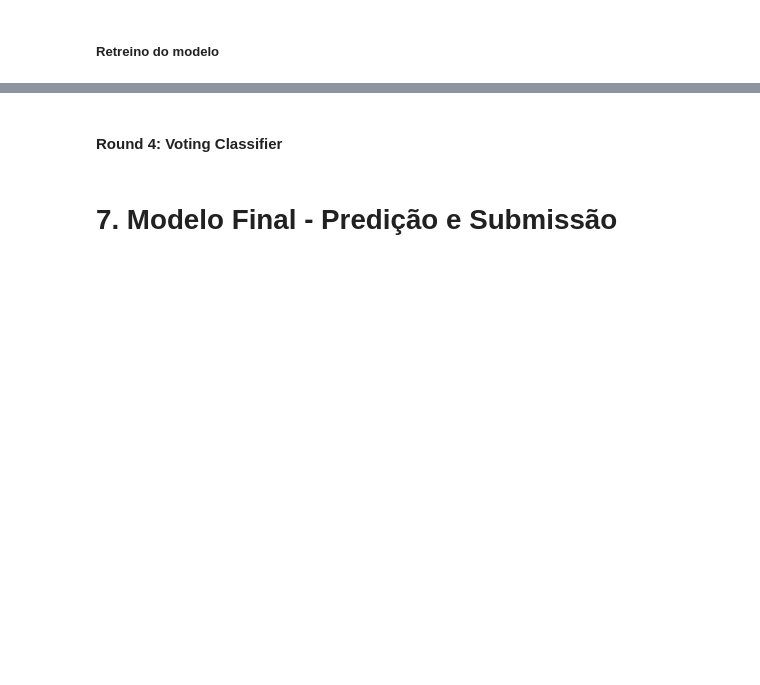
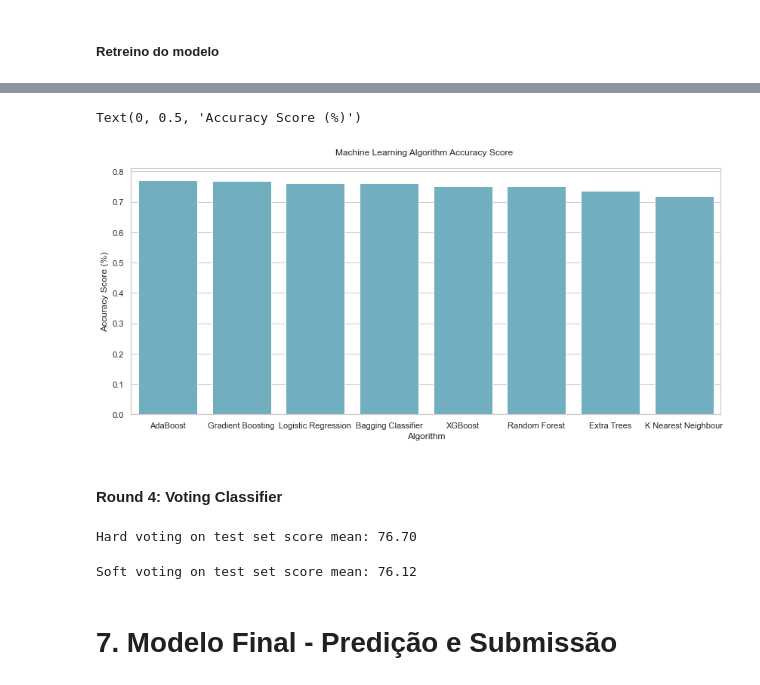
Before and after one commit to Lucas-Okamura/Hackacthon-Visagio, a Jupyter notebook: Incêndios.ipynb, the cells around one changed output, grey strips where cells are left out. Drawn from its saved outputs; the diff is of its cells as text; code cells hidden in the pictures; blank space fills up the shorter version.

```diff
--- a/Incêndios.ipynb
+++ b/Incêndios.ipynb
@@ -759,11 +965,11 @@ print(gd.best_estimator_)
 ##### Random Forest
 # %%
 # Parameter's to search
-n_estimators = [10, 25, 50, 75, 100]
+n_estimators = [10, 25, 50, 100]
 max_depth = [3, None]
 max_features = [1, 3, 5, 7]
-min_samples_split = [2, 4, 6, 8, 10]
-min_samples_leaf = [2, 4, 6, 8, 10]
+min_samples_split = [2, 6, 10]
+min_samples_leaf = [2, 6, 10]
 
 # Setting up parameter grid
 hyperparams = {'n_estimators': n_estimators, 'max_depth': max_depth, 'max_features': max_features,
@@ -771,7 +977,7 @@ hyperparams = {'n_estimators': n_estimators, 'max_depth': max_depth, 'max_featur
 
 # Run GridSearch CV
 gd=GridSearchCV(estimator = RandomForestClassifier(), param_grid = hyperparams,
-                verbose=True, cv=5, scoring = "accuracy")
+                verbose=10, cv=5, scoring = "accuracy", n_jobs = 5)
 
 # Fitting model and return results
 gd.fit(X_train, y_train)
@@ -781,11 +1008,11 @@ print(gd.best_estimator_)
 ##### Extra Trees
 # %%
 # Parameter's to search
-n_estimators = [10, 25, 50, 75, 100]
+n_estimators = [10, 25, 50, 100]
 max_depth = [3, None]
 max_features = [1, 3, 5, 7]
-min_samples_split = [2, 4, 6, 8, 10]
-min_samples_leaf = [2, 4, 6, 8, 10]
+min_samples_split = [2, 6, 10]
+min_samples_leaf = [2, 6, 10]
 
 # Setting up parameter grid
 hyperparams = {'n_estimators': n_estimators, 'max_depth': max_depth, 'max_features': max_features,
@@ -793,7 +1020,7 @@ hyperparams = {'n_estimators': n_estimators, 'max_depth': max_depth, 'max_featur
 
 # Run GridSearch CV
 gd=GridSearchCV(estimator = ExtraTreesClassifier(), param_grid = hyperparams,
-                verbose=True, cv=5, scoring = "accuracy")
+                verbose=10, cv=5, scoring = "accuracy", n_jobs = 5)
 
 # Fitting model and return results
 gd.fit(X_train, y_train)
@@ -803,8 +1052,8 @@ print(gd.best_estimator_)
 ##### Bagging Classifier
 # %%
 # Parameter's to search
-n_estimators = [10, 15, 20, 25, 50, 75, 100, 150]
-max_samples = [1, 2, 3, 5, 7, 10, 15, 20, 25, 30, 50]
+n_estimators = [10, 20, 50, 100]
+max_samples = [1, 7, 10, 20, 30]
 max_features = [1, 3, 5, 7]
 
 # Setting up parameter grid
@@ -812,7 +1061,7 @@ hyperparams = {'n_estimators': n_estimators, 'max_samples': max_samples, 'max_fe
 
 # Run GridSearch CV
 gd=GridSearchCV(estimator = BaggingClassifier(), param_grid = hyperparams,
-                verbose=True, cv=5, scoring = "accuracy")
+                verbose=10, cv=5, scoring = "accuracy", n_jobs = 5)
 
 # Fitting model and return results
 gd.fit(X_train, y_train)
@@ -874,7 +1169,7 @@ for mod in models:
 # %%
 # Creating a table of results, ranked highest to lowest
 results = pd.DataFrame({
-    'Model': ['Random Forest', 'K Nearest Neighbour', 'Logistic Regression', 'XGBoost', 'Gradient Boosting', 'SVC', 'Extra Trees', 'AdaBoost', 'Gaussian Naive Bayes', 'Gaussian Process', 'Bagging Classifier'],
+    'Model': ['Random Forest', 'K Nearest Neighbour', 'Logistic Regression', 'XGBoost', 'Gradient Boosting', 'Extra Trees', 'AdaBoost', 'Bagging Classifier'],
     'Original Score': scores,
     'Score with feature selection': scores_v2,
     'Score with tuned parameters': scores_v3})
@@ -884,11 +1189,13 @@ result_df.head(11)
 # %%
 # Plot results
 plt.figure(figsize=(14,6))
-sns.barplot(x='Score with tuned parameters', y = 'Model', data = result_df, color = 'c')
+sns.barplot(x='Model', y = 'Score with tuned parameters', data = result_df, color = 'c')
 plt.title('Machine Learning Algorithm Accuracy Score \n')
-plt.xlabel('Accuracy Score (%)')
-plt.ylabel('Algorithm')
-_ = plt.xlim(0.82, 0.86)
+plt.xlabel('Algorithm')
+plt.ylabel('Accuracy Score (%)')
+# %% [output]
+Text(0, 0.5, 'Accuracy Score (%)')
+[figure, added]
 # %% [markdown]
 #### Round 4: Voting Classifier
 # %%
@@ -899,8 +1206,6 @@ grid_hard = VotingClassifier(estimators = [('Random Forest', ran),
                                            ('Gradient Boosting', gbc),
                                            ('Extra Trees', ext),
                                            ('AdaBoost', ada),
-                                           ('Gaussian Process', gpc),
-                                           ('SVC', svc),
                                            ('K Nearest Neighbour', knn),
                                            ('Bagging Classifier', bag)], voting = 'hard')
 
@@ -909,6 +1214,8 @@ grid_hard.fit(X_train, y_train)
 
 #print("Hard voting on train set score mean: {:.2f}". format(grid_hard_cv['train_score'].mean()*100))
 print("Hard voting on test set score mean: {:.2f}". format(grid_hard_cv['test_score'].mean()*100))
+# %% [output]
+Hard voting on test set score mean: 76.70
 # %%
 grid_soft = VotingClassifier(estimators = [('Random Forest', ran),
                                            ('Logistic Regression', log),
@@ -916,8 +1223,6 @@ grid_soft = VotingClassifier(estimators = [('Random Forest', ran),
                                            ('Gradient Boosting', gbc),
                                            ('Extra Trees', ext),
                                            ('AdaBoost', ada),
-                                           ('Gaussian Process', gpc),
-                                           ('SVC', svc),
                                            ('K Nearest Neighbour', knn),
                                            ('Bagging Classifier', bag)], voting = 'soft')
 
@@ -926,6 +1231,8 @@ grid_soft.fit(X_train, y_train)
 
 #print("Soft voting on train set score mean: {:.2f}". format(grid_soft_cv['train_score'].mean()*100))
 print("Soft voting on test set score mean: {:.2f}". format(grid_soft_cv['test_score'].mean()*100))
+# %% [output]
+Soft voting on test set score mean: 76.12
 # %% [markdown]
 # 7. Modelo Final - Predição e Submissão
 # %%
```
Also changed, not shown: parts of 45 cells of this notebook, 5 other files.
